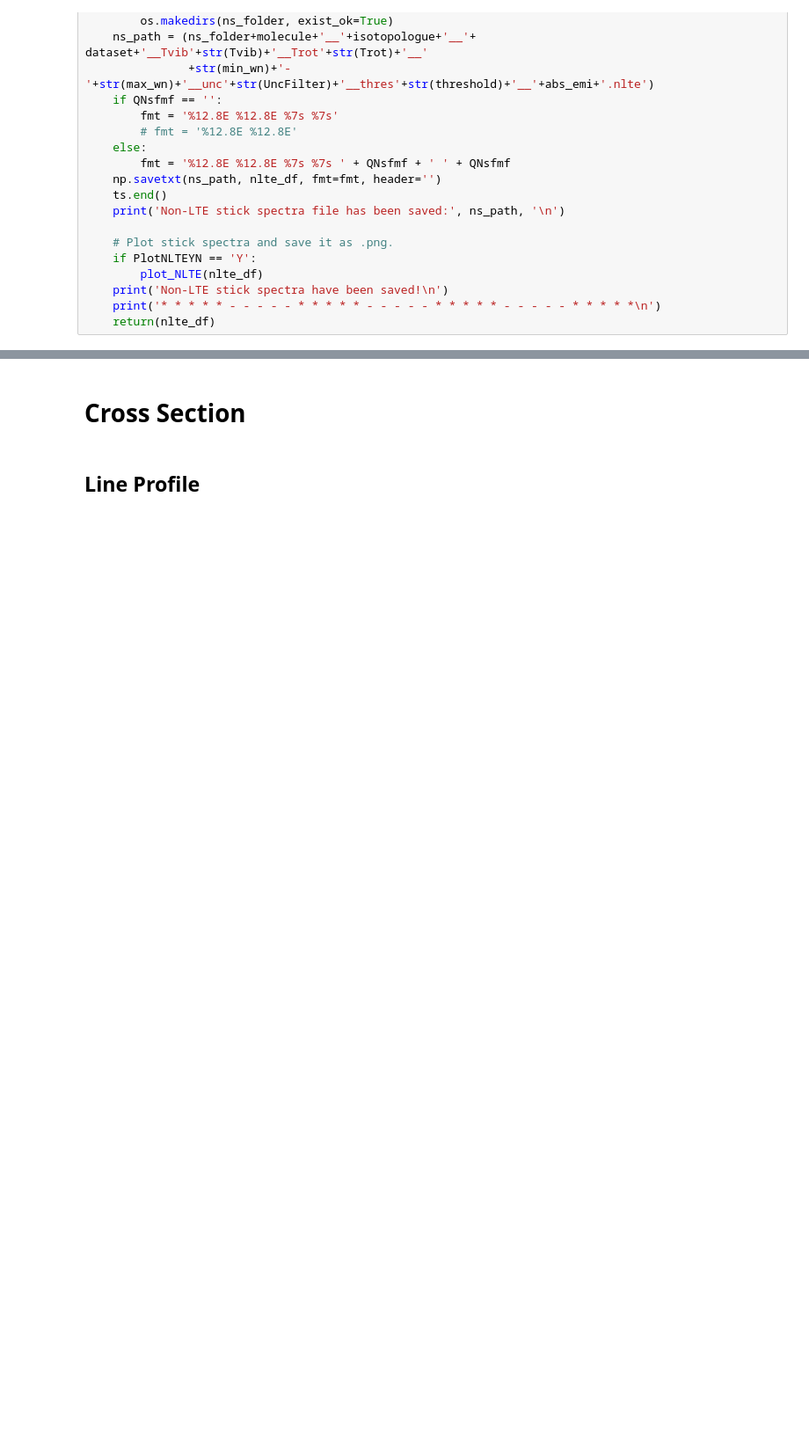
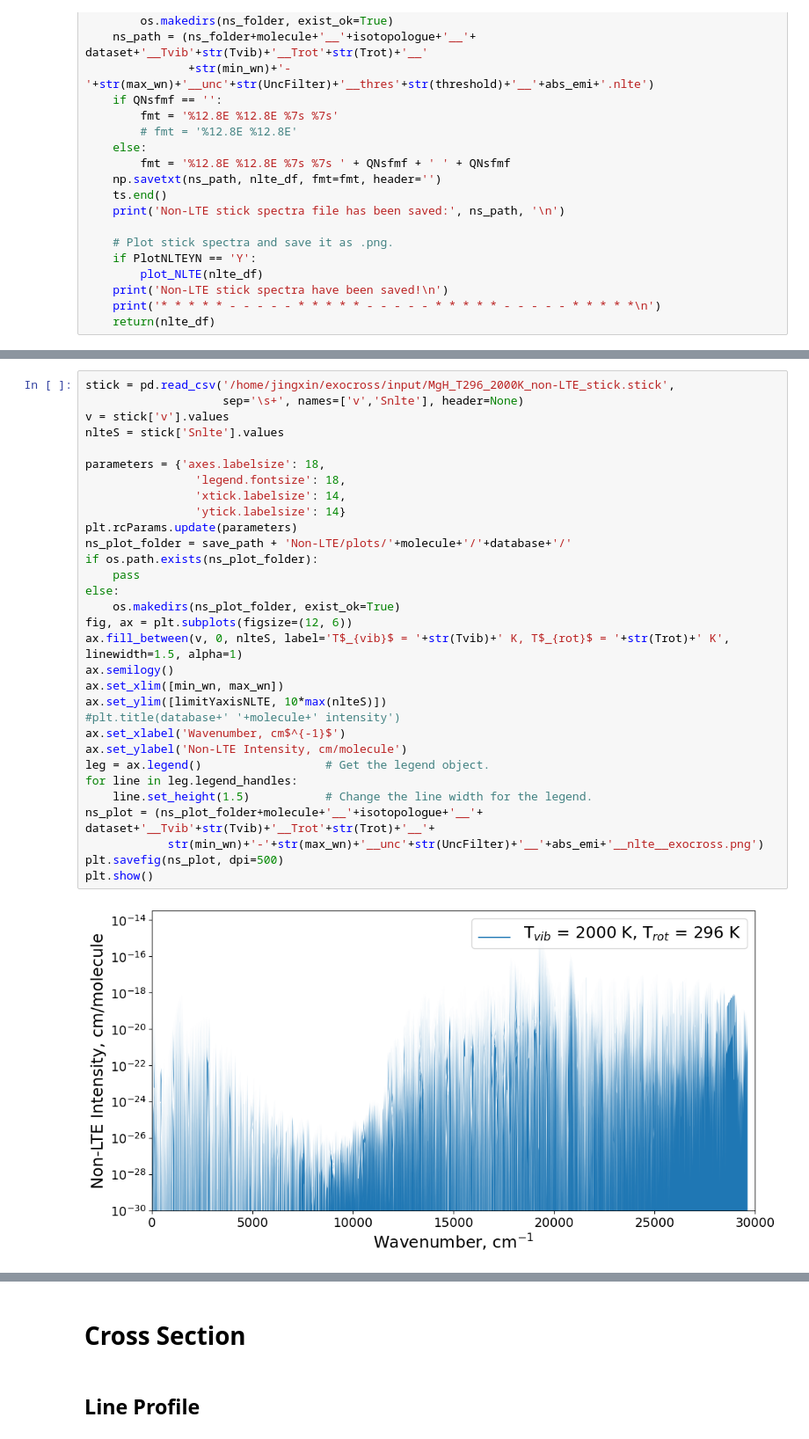
Before and after one commit to Beryl-Jingxin/PyExoCross, a Jupyter notebook: pyexocross.ipynb, the cells around one changed output, grey strips where cells are left out. Shown at 88% size. Cells and saved outputs as stored; diff of their text form; blank space fills up the shorter version.

```diff
--- a/pyexocross.ipynb
+++ b/pyexocross.ipynb
@@ -2545,0 +2617,33 @@ def exomol_NLTE(states_nlte_df,Tvib,Trot,Q_nlte):
+# %%
+stick = pd.read_csv('/home/jingxin/exocross/input/MgH_T296_2000K_non-LTE_stick.stick',
+                    sep='\s+', names=['v','Snlte'], header=None)
+v = stick['v'].values
+nlteS = stick['Snlte'].values
+
+parameters = {'axes.labelsize': 18,
+                'legend.fontsize': 18,
+                'xtick.labelsize': 14,
+                'ytick.labelsize': 14}
+plt.rcParams.update(parameters)
+ns_plot_folder = save_path + 'Non-LTE/plots/'+molecule+'/'+database+'/'
+if os.path.exists(ns_plot_folder):
+    pass
+else:
+    os.makedirs(ns_plot_folder, exist_ok=True)
+fig, ax = plt.subplots(figsize=(12, 6))
+ax.fill_between(v, 0, nlteS, label='T$_{vib}$ = '+str(Tvib)+' K, T$_{rot}$ = '+str(Trot)+' K', linewidth=1.5, alpha=1)
+ax.semilogy()
+ax.set_xlim([min_wn, max_wn])
+ax.set_ylim([limitYaxisNLTE, 10*max(nlteS)])
+#plt.title(database+' '+molecule+' intensity')
+ax.set_xlabel('Wavenumber, cm$^{-1}$')
+ax.set_ylabel('Non-LTE Intensity, cm/molecule')
+leg = ax.legend()                  # Get the legend object.
+for line in leg.legend_handles:
+    line.set_height(1.5)           # Change the line width for the legend.
+ns_plot = (ns_plot_folder+molecule+'__'+isotopologue+'__'+ dataset+'__Tvib'+str(Tvib)+'__Trot'+str(Trot)+'__'+
+            str(min_wn)+'-'+str(max_wn)+'__unc'+str(UncFilter)+'__'+abs_emi+'__nlte__exocross.png')
+plt.savefig(ns_plot, dpi=500)
+plt.show()
+# %% [output]
+[figure, added]
```
Also changed, not shown: parts of 19 cells of this notebook, 2 other files.
